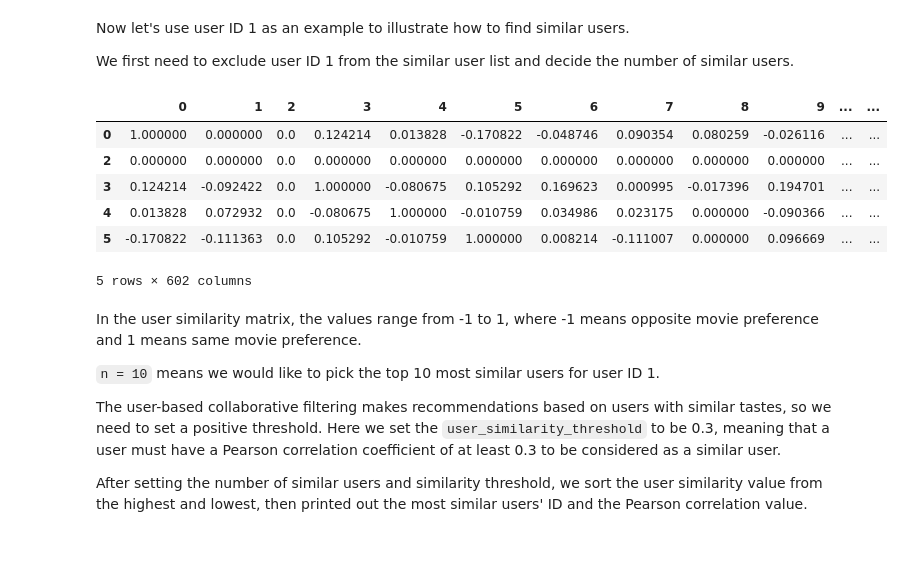
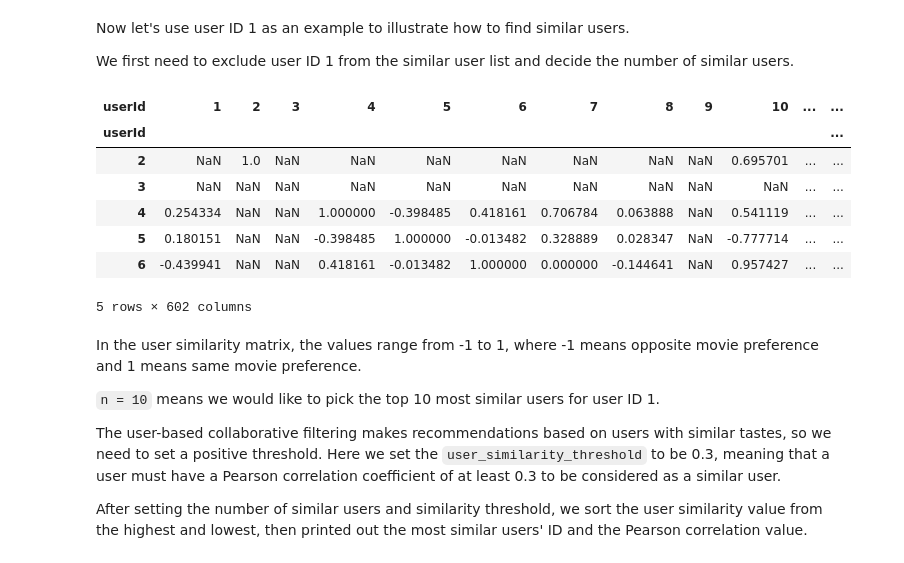
Before and after one commit to NetradeepakC/RecSysProject, a Jupyter notebook: User-based collaborative Filer.ipynb, the cells around one changed output. Drawn from its saved outputs; the diff is of its cells as text; code cells hidden in the pictures.

```diff
--- a/User-based collaborative Filer.ipynb
+++ b/User-based collaborative Filer.ipynb
@@ -85,7 +85,7 @@ There are multiple datasets in the 100k movielens folder. For this tutorial, we
 Now let's read in the rating data.
 # %%
 # Read in data
-ratings=pd.read_csv('ml-latest-small/ratings.csv')
+ratings=pd.read_csv('ml-1m/ratings.csv')
 
 # Take a look at the data
 ratings.head()
@@ -140,7 +137,7 @@ Next, let's read in the movies data to get the movie names.
 The movies dataset has movieID, title, and genres.
 # %%
 # Read in data
-movies = pd.read_csv('ml-latest-small/movies.csv')
+movies = pd.read_csv('ml-1m/movies.csv')
 
 # Take a look at the data
 movies.head()
@@ -182,7 +193,7 @@ agg_ratings = df.groupby('title').agg(mean_rating = ('rating', 'mean'),
                                                 number_of_ratings = ('rating', 'count')).reset_index()
 
 # Keep the movies with over 100 ratings
-agg_ratings_GT100 = agg_ratings[agg_ratings['number_of_ratings']>75]
+agg_ratings_GT100 = agg_ratings[agg_ratings['number_of_ratings']>70]
 agg_ratings_GT100.info()
 # %% [output]
 <class 'pandas.core.frame.DataFrame'>
@@ -350,19 +359,20 @@ We first need to exclude user ID 1 from the similar user list and decide the num
 # %%
 # Pick a user ID
 picked_userid = 1
 
 # Remove picked user ID from the candidate list
-user_similarity_cosine.drop(index=picked_userid, inplace=True)
+user_similarity.drop(index=picked_userid, inplace=True)
 
 # Take a look at the data
-user_similarity_cosine.head()
+user_similarity.head()
 # %% [output]
-|  | 0 | 1 | 2 | 3 | 4 | 5 | 6 | 7 | 8 | 9 | ... | ... |
-| 0 | 1.000000 | 0.000000 | 0.0 | 0.124214 | 0.013828 | -0.170822 | -0.048746 | 0.090354 | 0.080259 | -0.026116 | ... | ... |
-| 2 | 0.000000 | 0.000000 | 0.0 | 0.000000 | 0.000000 | 0.000000 | 0.000000 | 0.000000 | 0.000000 | 0.000000 | ... | ... |
-| 3 | 0.124214 | -0.092422 | 0.0 | 1.000000 | -0.080675 | 0.105292 | 0.169623 | 0.000995 | -0.017396 | 0.194701 | ... | ... |
-| 4 | 0.013828 | 0.072932 | 0.0 | -0.080675 | 1.000000 | -0.010759 | 0.034986 | 0.023175 | 0.000000 | -0.090366 | ... | ... |
-| 5 | -0.170822 | -0.111363 | 0.0 | 0.105292 | -0.010759 | 1.000000 | 0.008214 | -0.111007 | 0.000000 | 0.096669 | ... | ... |
+| userId | 1 | 2 | 3 | 4 | 5 | 6 | 7 | 8 | 9 | 10 | ... | ... |
+| userId |  |  |  |  |  |  |  |  |  |  |  | ... |
+| 2 | NaN | 1.0 | NaN | NaN | NaN | NaN | NaN | NaN | NaN | 0.695701 | ... | ... |
+| 3 | NaN | NaN | NaN | NaN | NaN | NaN | NaN | NaN | NaN | NaN | ... | ... |
+| 4 | 0.254334 | NaN | NaN | 1.000000 | -0.398485 | 0.418161 | 0.706784 | 0.063888 | NaN | 0.541119 | ... | ... |
+| 5 | 0.180151 | NaN | NaN | -0.398485 | 1.000000 | -0.013482 | 0.328889 | 0.028347 | NaN | -0.777714 | ... | ... |
+| 6 | -0.439941 | NaN | NaN | 0.418161 | -0.013482 | 1.000000 | 0.000000 | -0.144641 | NaN | 0.957427 | ... | ... |
 5 rows × 602 columns
 # %% [markdown]
 In the user similarity matrix, the values range from -1 to 1, where -1 means opposite movie preference and 1 means same movie preference.
```
Also changed, not shown: parts of 33 cells of this notebook, 5 other files.
